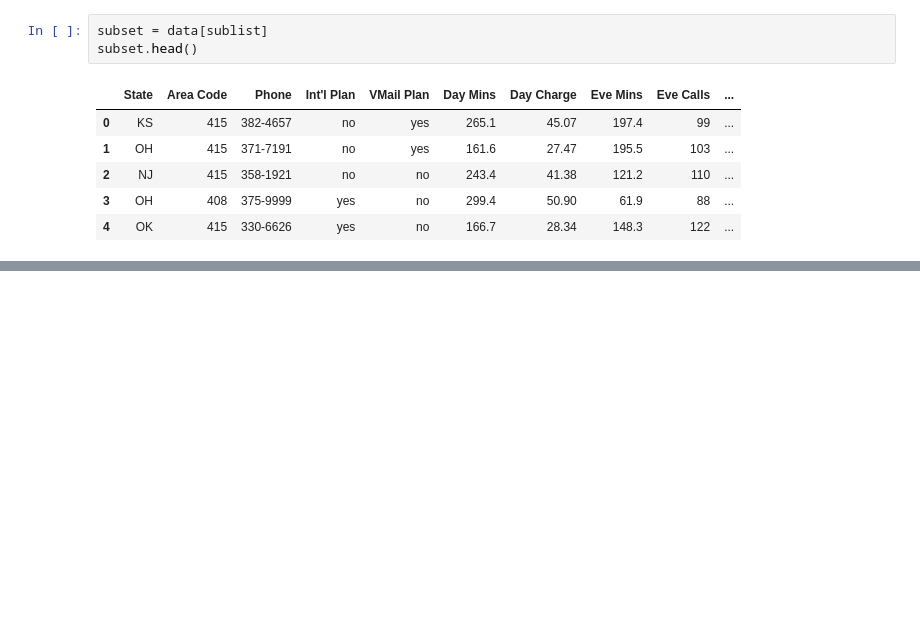
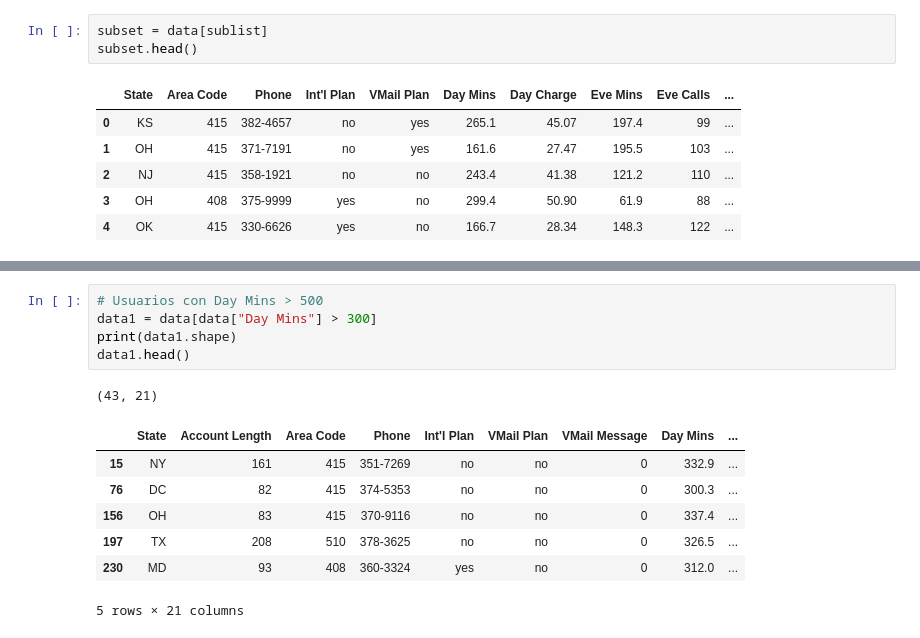
Before and after one commit to elugo00/machine-learning-python-course, a Jupyter notebook: notebooks/T2 - 1 - Data Cleaning - Data Wrangling.ipynb, the cells around one changed output, grey strips where cells are left out. Saved outputs shown, nothing was run; the diff lists cells and outputs as text; blank space fills up the shorter version.

```diff
--- a/notebooks/T2 - 1 - Data Cleaning - Data Wrangling.ipynb
+++ b/notebooks/T2 - 1 - Data Cleaning - Data Wrangling.ipynb
@@ -119,0 +135,14 @@ subset.head()
+# %%
+# Usuarios con Day Mins > 500
+data1 = data[data["Day Mins"] > 300]
+print(data1.shape)
+data1.head()
+# %% [output]
+(43, 21)
+|  | State | Account Length | Area Code | Phone | Int'l Plan | VMail Plan | VMail Message | Day Mins | ... |
+| 15 | NY | 161 | 415 | 351-7269 | no | no | 0 | 332.9 | ... |
+| 76 | DC | 82 | 415 | 374-5353 | no | no | 0 | 300.3 | ... |
+| 156 | OH | 83 | 415 | 370-9116 | no | no | 0 | 337.4 | ... |
+| 197 | TX | 208 | 510 | 378-3625 | no | no | 0 | 326.5 | ... |
+| 230 | MD | 93 | 408 | 360-3324 | yes | no | 0 | 312.0 | ... |
+5 rows × 21 columns
```
Also changed, not shown: parts of 6 cells of this notebook.
